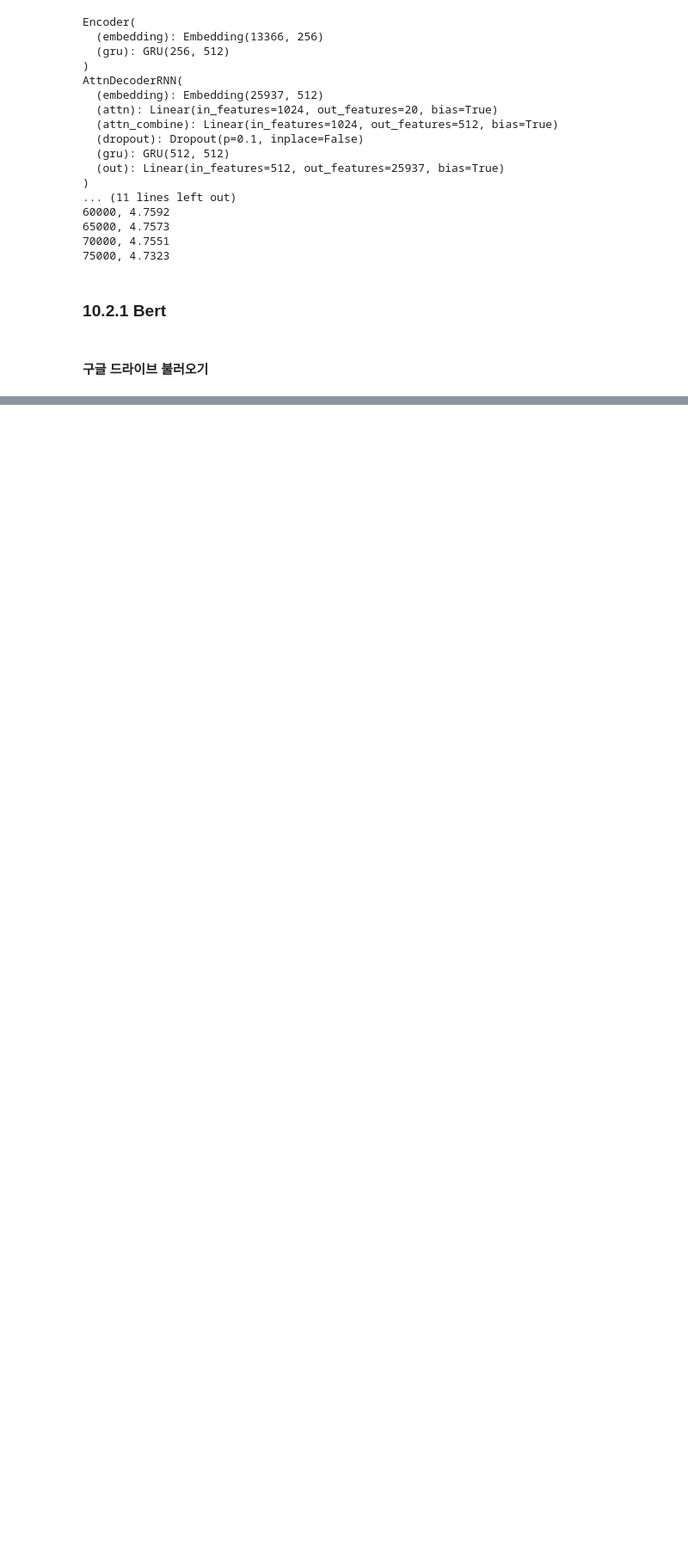
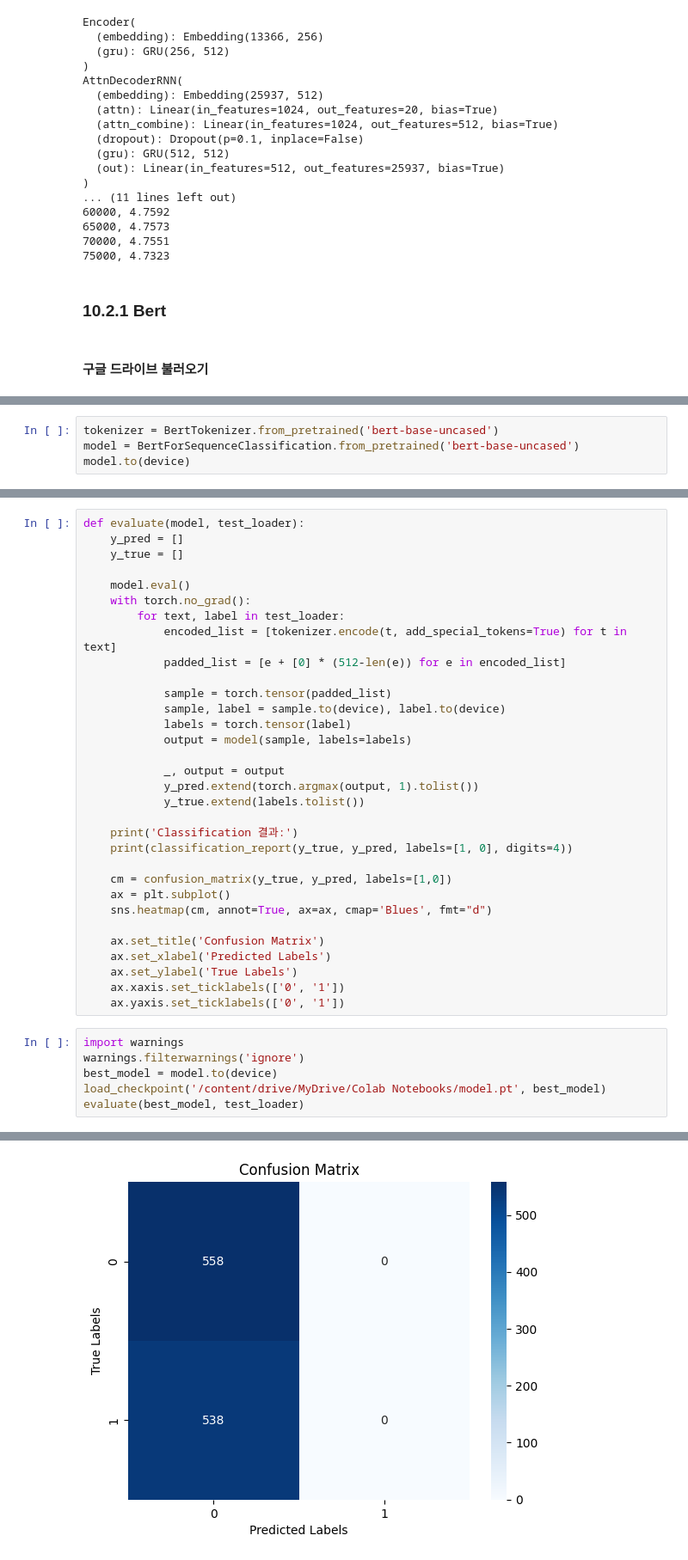
Before and after one commit to va4756/deeplearn_practice, a Jupyter notebook: pytorch_deeplearn_03.ipynb, the cells around one changed output, grey strips where cells are left out. Shown at 86% size. Saved outputs shown, nothing was run; the diff lists cells and outputs as text; blank space fills up the shorter version.

```diff
--- a/pytorch_deeplearn_03.ipynb
+++ b/pytorch_deeplearn_03.ipynb
@@ -601,0 +686,4 @@ drive.mount('/content/drive')
+# %%
+tokenizer = BertTokenizer.from_pretrained('bert-base-uncased')
+model = BertForSequenceClassification.from_pretrained('bert-base-uncased')
+model.to(device)
@@ -601,0 +848,39 @@ drive.mount('/content/drive')
+# %%
+def evaluate(model, test_loader):
+    y_pred = []
+    y_true = []
+
+    model.eval()
+    with torch.no_grad():
+        for text, label in test_loader:
+            encoded_list = [tokenizer.encode(t, add_special_tokens=True) for t in text]
+            padded_list = [e + [0] * (512-len(e)) for e in encoded_list]
+
+            sample = torch.tensor(padded_list)
+            sample, label = sample.to(device), label.to(device)
+            labels = torch.tensor(label)
+            output = model(sample, labels=labels)
+
+            _, output = output
+            y_pred.extend(torch.argmax(output, 1).tolist())
+            y_true.extend(labels.tolist())
+
+    print('Classification 결과:')
+    print(classification_report(y_true, y_pred, labels=[1, 0], digits=4))
+
+    cm = confusion_matrix(y_true, y_pred, labels=[1,0])
+    ax = plt.subplot()
+    sns.heatmap(cm, annot=True, ax=ax, cmap='Blues', fmt="d")
+
+    ax.set_title('Confusion Matrix')
+    ax.set_xlabel('Predicted Labels')
+    ax.set_ylabel('True Labels')
+    ax.xaxis.set_ticklabels(['0', '1'])
+    ax.yaxis.set_ticklabels(['0', '1'])
+# %%
+import warnings
+warnings.filterwarnings('ignore')
+best_model = model.to(device)
+load_checkpoint('/content/drive/MyDrive/Colab Notebooks/model.pt', best_model)
+evaluate(best_model, test_loader)
+# %% [output]
@@ -601,0 +897 @@ drive.mount('/content/drive')
+[figure, added]
```
Also changed, not shown: parts of 69 cells of this notebook.
